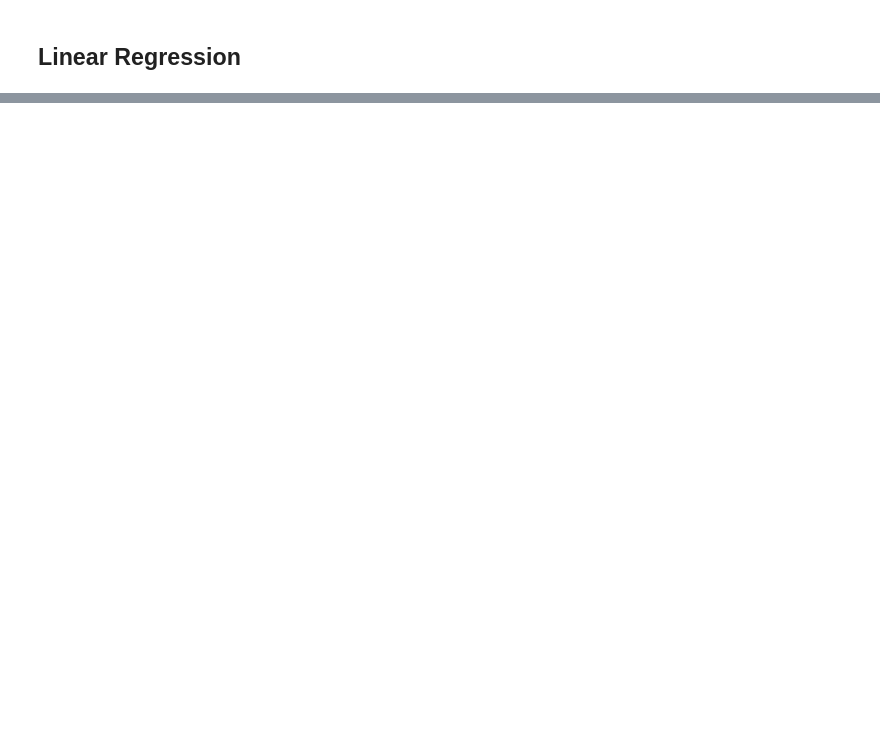
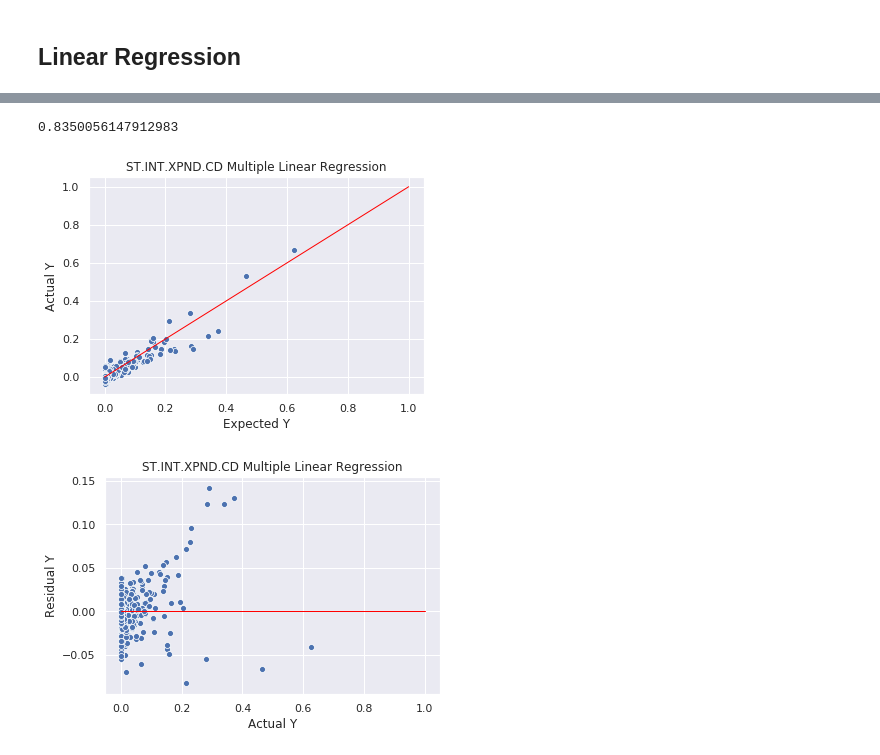
Before and after one commit to noahbjohnson/senior-project, a Jupyter notebook: notebooks/15.ipynb, the cells around one changed output, grey strips where cells are left out. Drawn from its saved outputs; the diff is of its cells as text; code cells hidden in the pictures; blank space fills up the shorter version.

Commit message:
Linear modeling

```diff
--- a/notebooks/15.ipynb
+++ b/notebooks/15.ipynb
@@ -59,0 +70,4 @@ linear_regression_models["OLS"] = ols
+# %%
+# Create lists of x and y columns
+x = median_imputed.drop(tourism_columns,axis="columns").columns.values.tolist()
+y_list = y_df.columns
@@ -59,0 +164,38 @@ linear_regression_models["OLS"] = ols
+# %%
+ols_models = {}
+for y in y_list:
+    top_score = 0
+    top_model = 1
+    xi = 0
+    for dataset in imputations:
+        msk = np.random.rand(len(dataset)) < 0.8
+        train = dataset[msk]
+        test = dataset[~msk]
+        res = LinearRegression()
+        res.fit(train.drop(tourism_columns,axis="columns"),train[y])
+        score = res.score(test.drop(tourism_columns,axis="columns"),test[y])
+        if score > top_score:
+            top_score = score
+            top_model = "imputation {}".format(xi)
+        xi += 1
+    res = LinearRegression()
+    res.fit(median_imputed.drop(tourism_columns,axis="columns"),median_imputed[y])
+    score = res.score(median_imputed.drop(tourism_columns,axis="columns"),median_imputed[y])
+    if score > top_score:
+            top_score = score
+            top_model = "median"
+    for i in range(len(pca_x_arrays)):
+        x_array = pca_x_arrays[i]
+        msk = np.random.rand(len(dataset)) < 0.8
+        train = x_array[msk]
+        train_y = median_imputed[msk][y]
+        test = x_array[~msk]
+        test_y = median_imputed[~msk][y]
+        res = LinearRegression()
+        res.fit(train,train_y)
+        score = res.score(test,test_y)
+        if score > top_score:
+            top_score = score
+            top_model = "pca {}".format(i)
+    ols_models[y] = top_model
+    print(top_score, top_model)
@@ -59,0 +275,6 @@ linear_regression_models["OLS"] = ols
+# %%
+lin_model(imputations[0],'ST.INT.XPND.CD')
+# %% [output]
+0.8350056147912983
+[figure, added]
+[figure, added]
```
Also changed, not shown: parts of 37 cells of this notebook.
